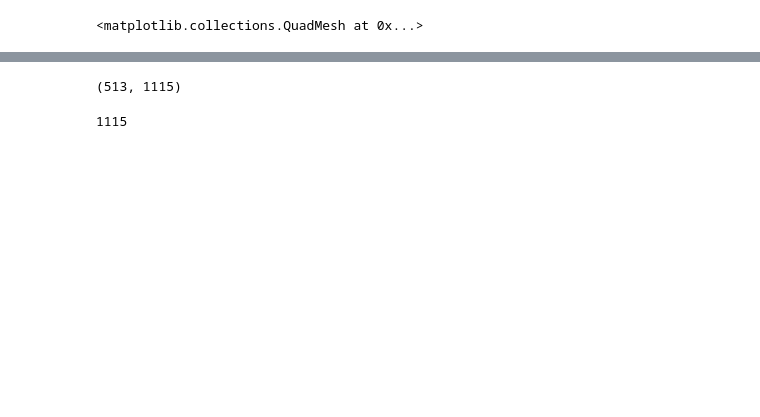
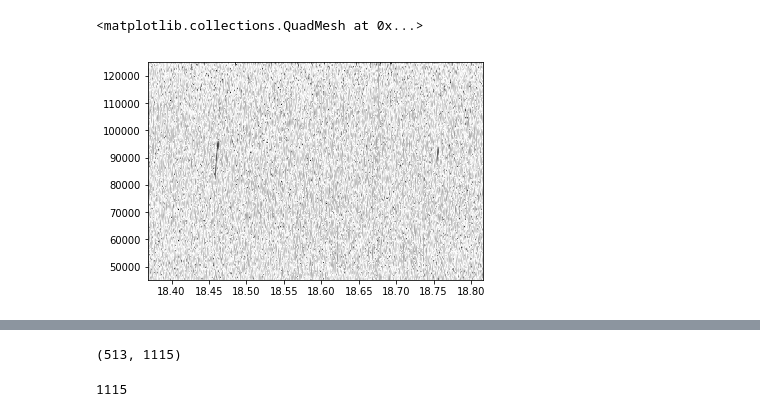
Before and after one commit to gumadeiras/vocalpy, a Jupyter notebook: identifier debug.ipynb, the cells around one changed output, grey strips where cells are left out. Cells and saved outputs as stored; diff of their text form; code cells hidden in the pictures; blank space fills up the shorter version.

```diff
--- a/identifier debug.ipynb
+++ b/identifier debug.ipynb
@@ -190,8 +251,9 @@ plt.pcolormesh(t[0:-320], f, Pxx[:,0:-320], cmap='gray')
 # %%
 fig = plt.figure()
-plt.pcolormesh(t[0:-320], f, 255-B[:,0:-320], cmap='gray')
+plt.pcolormesh(t[20500:21000], f, B[:,20500:21000], cmap='gray')
 # %% [output]
 <matplotlib.collections.QuadMesh at 0x...>
+[figure, added]
 # %%
 from mpl_toolkits.mplot3d import Axes3D
 from matplotlib import cm
```
Also changed, not shown: parts of 33 cells of this notebook, 5 other files.
